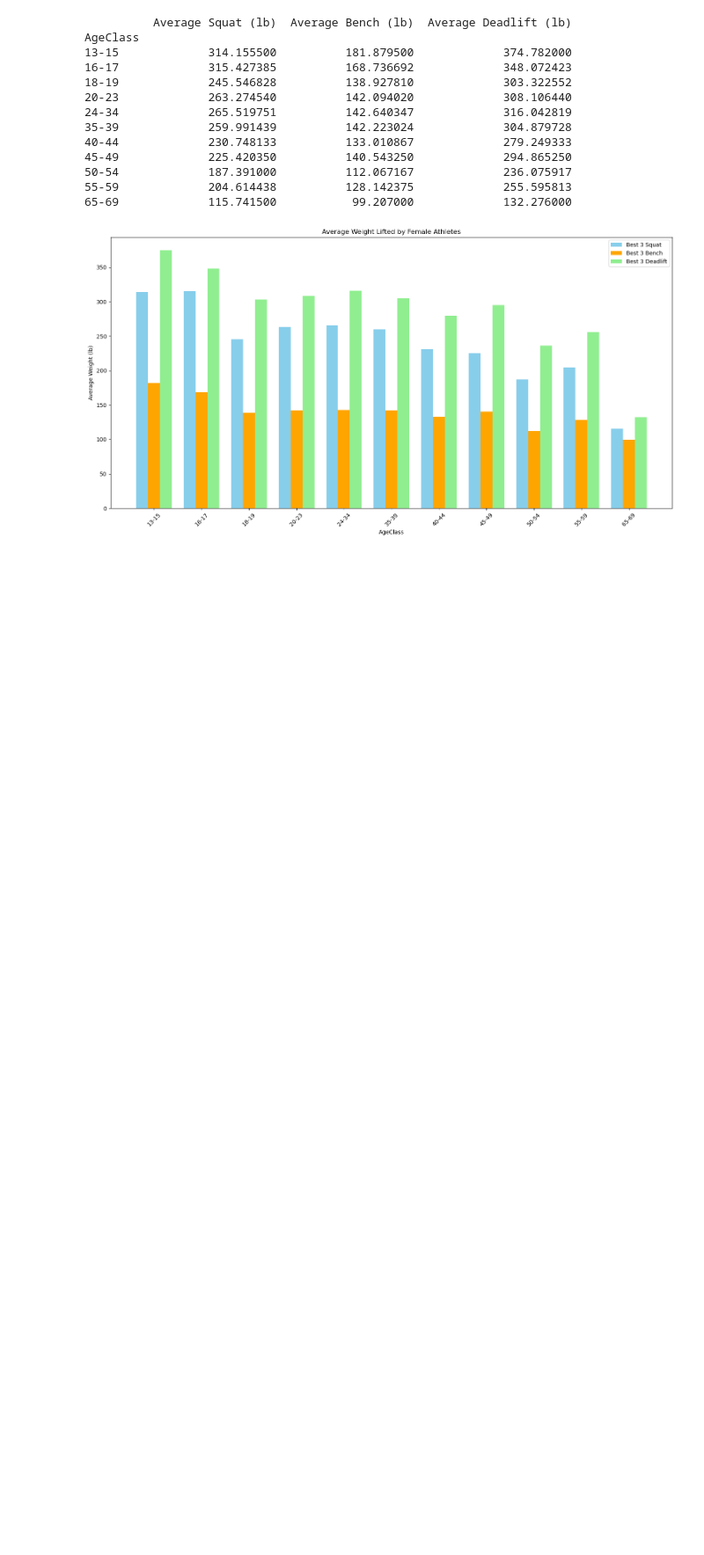
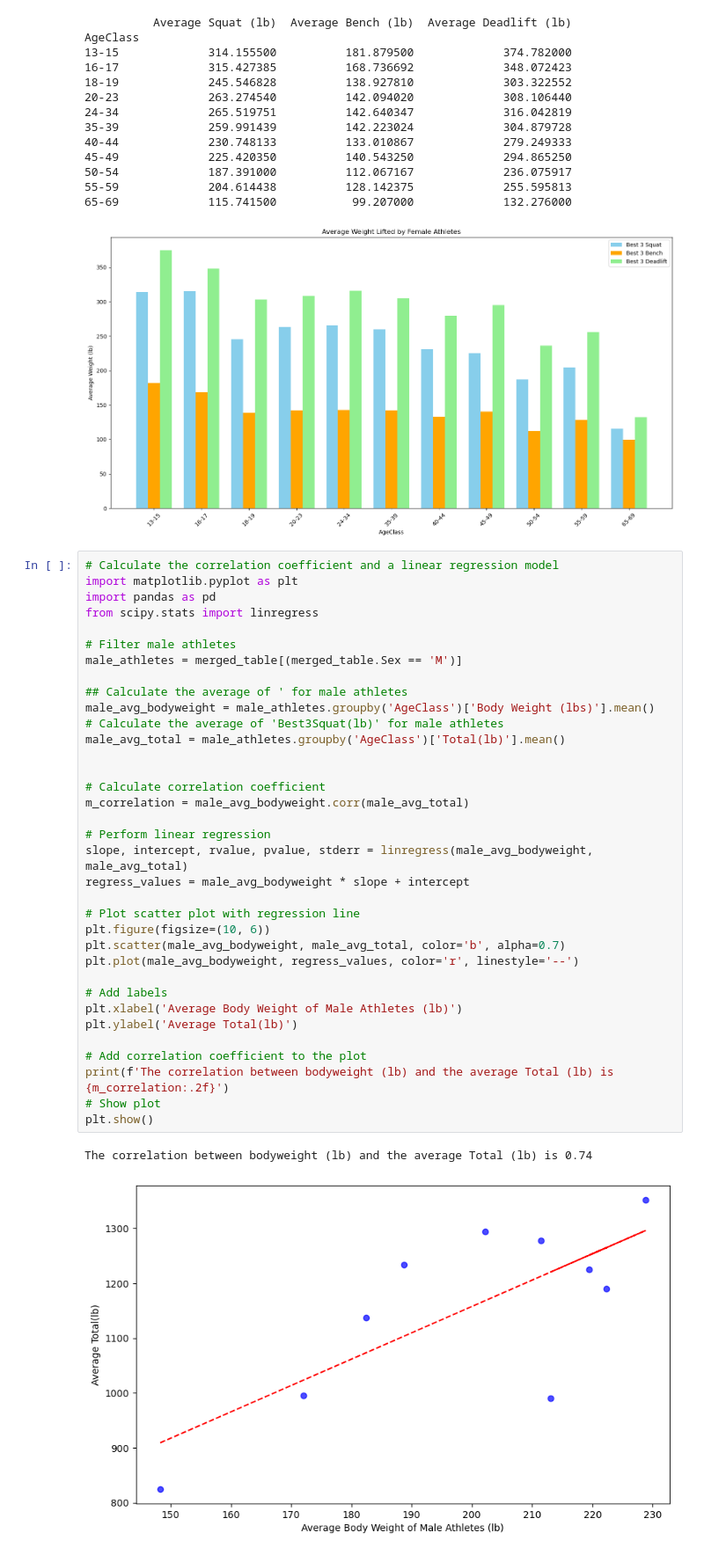
Before and after one commit to say917/Project_Powerlift, a Jupyter notebook: merged_test_v5.ipynb, the cells around one changed output. Shown at 88% size. Saved outputs shown, nothing was run; the diff lists cells and outputs as text; blank space fills up the shorter version.

```diff
--- a/merged_test_v5.ipynb
+++ b/merged_test_v5.ipynb
@@ -690,3 +716,41 @@ AgeClass
 55-59             204.614438          128.142375             255.595813
 65-69             115.741500           99.207000             132.276000
 [figure]
+# %%
+# Calculate the correlation coefficient and a linear regression model
+import matplotlib.pyplot as plt
+import pandas as pd
+from scipy.stats import linregress
+
+# Filter male athletes
+male_athletes = merged_table[(merged_table.Sex == 'M')]
+
+## Calculate the average of ' for male athletes
+male_avg_bodyweight = male_athletes.groupby('AgeClass')['Body Weight (lbs)'].mean()
+# Calculate the average of 'Best3Squat(lb)' for male athletes
+male_avg_total = male_athletes.groupby('AgeClass')['Total(lb)'].mean()
+
+
+# Calculate correlation coefficient
+m_correlation = male_avg_bodyweight.corr(male_avg_total)
+
+# Perform linear regression
+slope, intercept, rvalue, pvalue, stderr = linregress(male_avg_bodyweight, male_avg_total)
+regress_values = male_avg_bodyweight * slope + intercept
+
+# Plot scatter plot with regression line
+plt.figure(figsize=(10, 6))
+plt.scatter(male_avg_bodyweight, male_avg_total, color='b', alpha=0.7)
+plt.plot(male_avg_bodyweight, regress_values, color='r', linestyle='--')
+
+# Add labels
+plt.xlabel('Average Body Weight of Male Athletes (lb)')
+plt.ylabel('Average Total(lb)')
+
+# Add correlation coefficient to the plot
+print(f'The correlation between bodyweight (lb) and the average Total (lb) is {m_correlation:.2f}')
+# Show plot
+plt.show()
+# %% [output]
+The correlation between bodyweight (lb) and the average Total (lb) is 0.74
+[figure, added]
```
Also changed, not shown: parts of 2 cells of this notebook.
